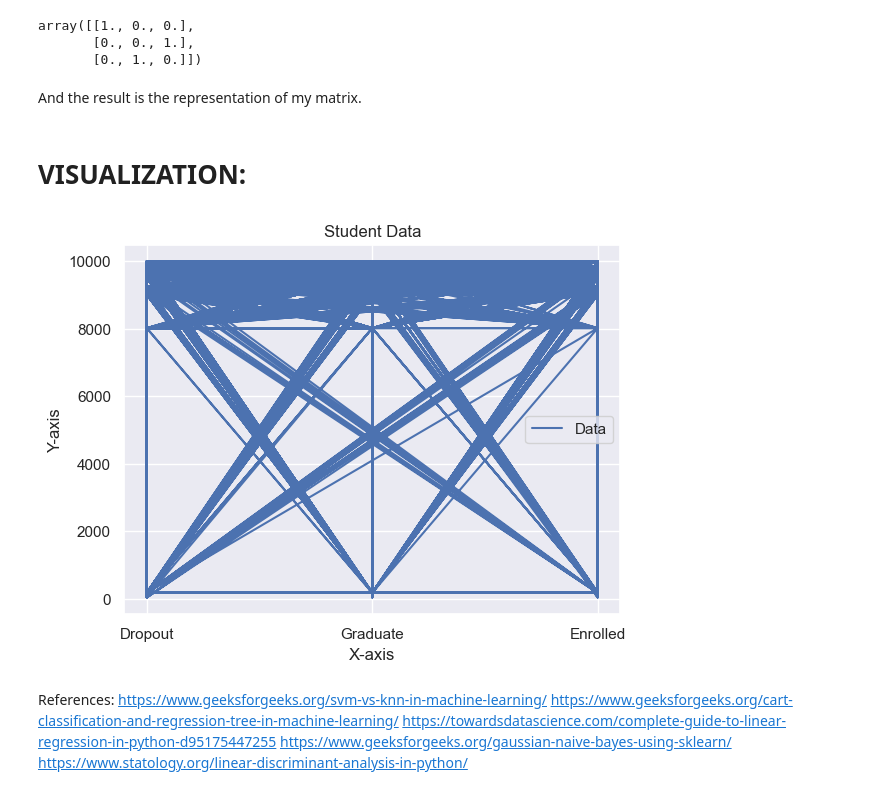
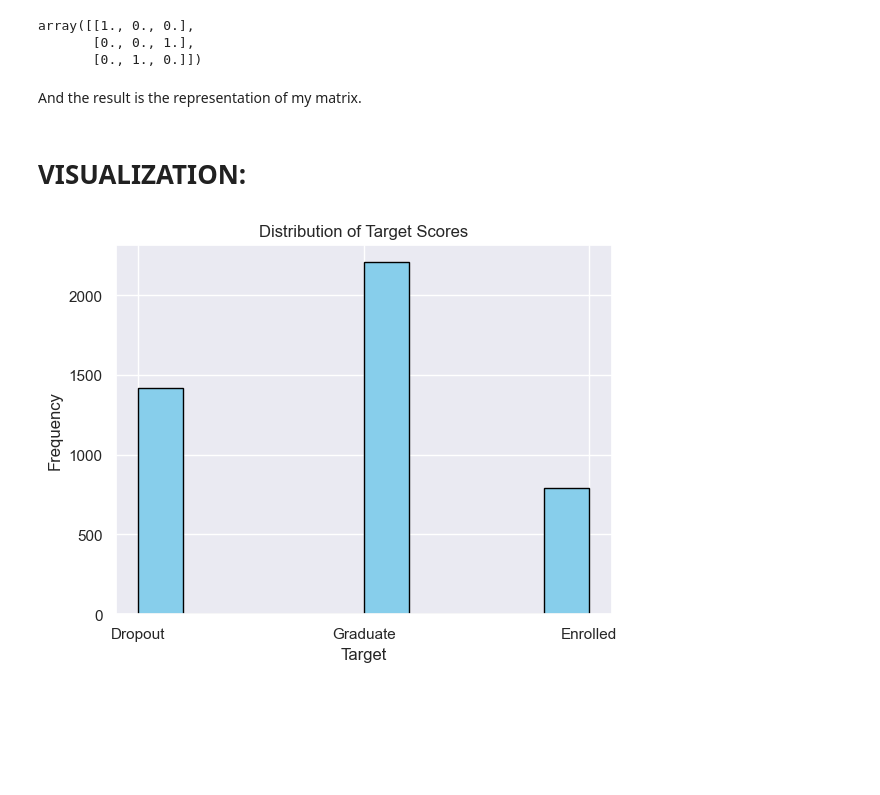
Before and after one commit to Denisbs24065/Data-Preparation, a Jupyter notebook: DeniseMartins_DPrepHDip_CA1 (1).ipynb, the cells around one changed output. Saved outputs shown, nothing was run; the diff lists cells and outputs as text; code cells hidden in the pictures; blank space fills up the shorter version.

```diff
--- a/DeniseMartins_DPrepHDip_CA1 (1).ipynb
+++ b/DeniseMartins_DPrepHDip_CA1 (1).ipynb
@@ -945,34 +945,17 @@ result
 array([[1., 0., 0.],
        [0., 0., 1.],
        [0., 1., 0.]])
-# %% [markdown]
-And the result is the representation of my matrix.
-# %% [markdown]
-# VISUALIZATION:
+# %% [markdown]
+And the result is the representation of my matrix.
+# %% [markdown]
+# VISUALIZATION:
 # %%
 import matplotlib.pyplot as plt
 
-# Example data
-x = student_data_df["Target"]
-y = student_data_df["Course"]
-
-# Plotting the data
-plt.plot(x, y, label='Data')
-plt.title('Student Data')
-plt.xlabel('X-axis')
-plt.ylabel('Y-axis')
-plt.legend()
-plt.grid(True)
-
-# Displaying the plot
+plt.hist(student_data_df['Target'], bins=10, color='skyblue', edgecolor='black')
+plt.xlabel('Target')
+plt.ylabel('Frequency')
+plt.title('Distribution of Target Scores')
 plt.show()
 # %% [output]
-[figure, old version]
+[figure, new version]
-# %% [markdown]
-
-References:
-https://www.geeksforgeeks.org/svm-vs-knn-in-machine-learning/
-https://www.geeksforgeeks.org/cart-classification-and-regression-tree-in-machine-learning/
-https://towardsdatascience.com/complete-guide-to-linear-regression-in-python-d95175447255
-https://www.geeksforgeeks.org/gaussian-naive-bayes-using-sklearn/
-https://www.statology.org/linear-discriminant-analysis-in-python/
```
Also changed, not shown: parts of 73 cells of this notebook.
